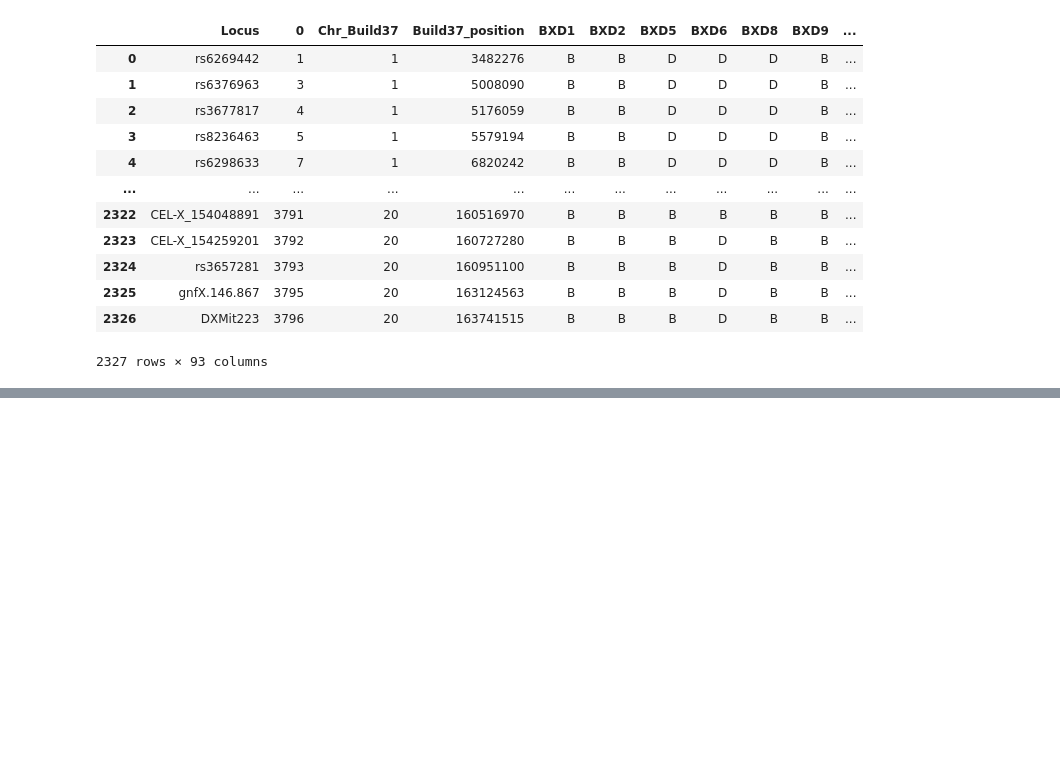
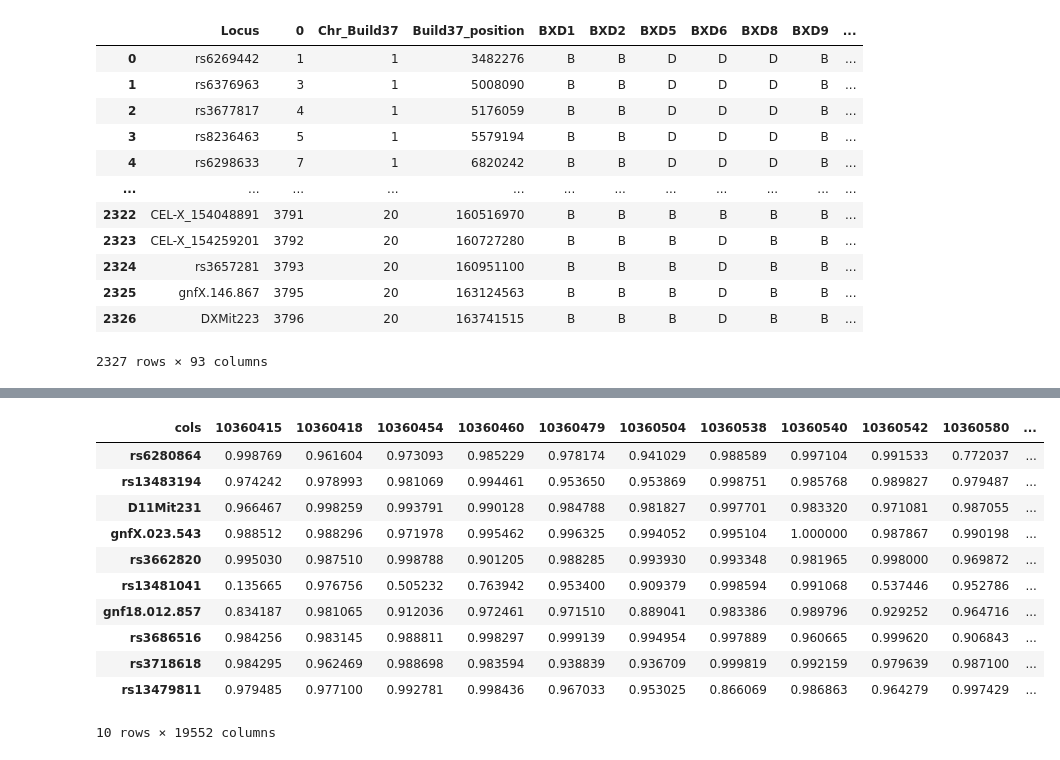
Before and after one commit to guyshur/system_genetics, a Jupyter notebook: drors_work.ipynb, the cells around one changed output, grey strips where cells are left out. Saved outputs shown, nothing was run; the diff lists cells and outputs as text; code cells hidden in the pictures; blank space fills up the shorter version.

```diff
--- a/drors_work.ipynb
+++ b/drors_work.ipynb
@@ -362,0 +599,30 @@ def regress(x, y):
+# %%
+# Repeat the same analysis only with correcting for fdr post filteration
+
+sim_results = []
+
+
+for i in range(NUM_SIMULATIONS):
+
+    res = sample_qtl_and_subset_eqtls(qtl,
+                                      corrected_hypo_eqtl,
+                                      corrected_liver_eqtl,
+                                      SAMPLING_SIZE=NUM_SAMPLES)
+
+    hypo_eqtl_sig = (res[0] <= 0.05).sum().sum()
+    liver_eqtl_sig = (res[1] <= 0.05).sum().sum()
+
+    sim_results.append((hypo_eqtl_sig, liver_eqtl_sig))
+# %% [output]
+| cols | 10360415 | 10360418 | 10360454 | 10360460 | 10360479 | 10360504 | 10360538 | 10360540 | 10360542 | 10360580 | ... |
+| rs6280864 | 0.998769 | 0.961604 | 0.973093 | 0.985229 | 0.978174 | 0.941029 | 0.988589 | 0.997104 | 0.991533 | 0.772037 | ... |
+| rs13483194 | 0.974242 | 0.978993 | 0.981069 | 0.994461 | 0.953650 | 0.953869 | 0.998751 | 0.985768 | 0.989827 | 0.979487 | ... |
+| D11Mit231 | 0.966467 | 0.998259 | 0.993791 | 0.990128 | 0.984788 | 0.981827 | 0.997701 | 0.983320 | 0.971081 | 0.987055 | ... |
+| gnfX.023.543 | 0.988512 | 0.988296 | 0.971978 | 0.995462 | 0.996325 | 0.994052 | 0.995104 | 1.000000 | 0.987867 | 0.990198 | ... |
+| rs3662820 | 0.995030 | 0.987510 | 0.998788 | 0.901205 | 0.988285 | 0.993930 | 0.993348 | 0.981965 | 0.998000 | 0.969872 | ... |
+| rs13481041 | 0.135665 | 0.976756 | 0.505232 | 0.763942 | 0.953400 | 0.909379 | 0.998594 | 0.991068 | 0.537446 | 0.952786 | ... |
+| gnf18.012.857 | 0.834187 | 0.981065 | 0.912036 | 0.972461 | 0.971510 | 0.889041 | 0.983386 | 0.989796 | 0.929252 | 0.964716 | ... |
+| rs3686516 | 0.984256 | 0.983145 | 0.988811 | 0.998297 | 0.999139 | 0.994954 | 0.997889 | 0.960665 | 0.999620 | 0.906843 | ... |
+| rs3718618 | 0.984295 | 0.962469 | 0.988698 | 0.983594 | 0.938839 | 0.936709 | 0.999819 | 0.992159 | 0.979639 | 0.987100 | ... |
+| rs13479811 | 0.979485 | 0.977100 | 0.992781 | 0.998436 | 0.967033 | 0.953025 | 0.866069 | 0.986863 | 0.964279 | 0.997429 | ... |
+10 rows × 19552 columns
```
Also changed, not shown: parts of 22 cells of this notebook, 1 other file.
